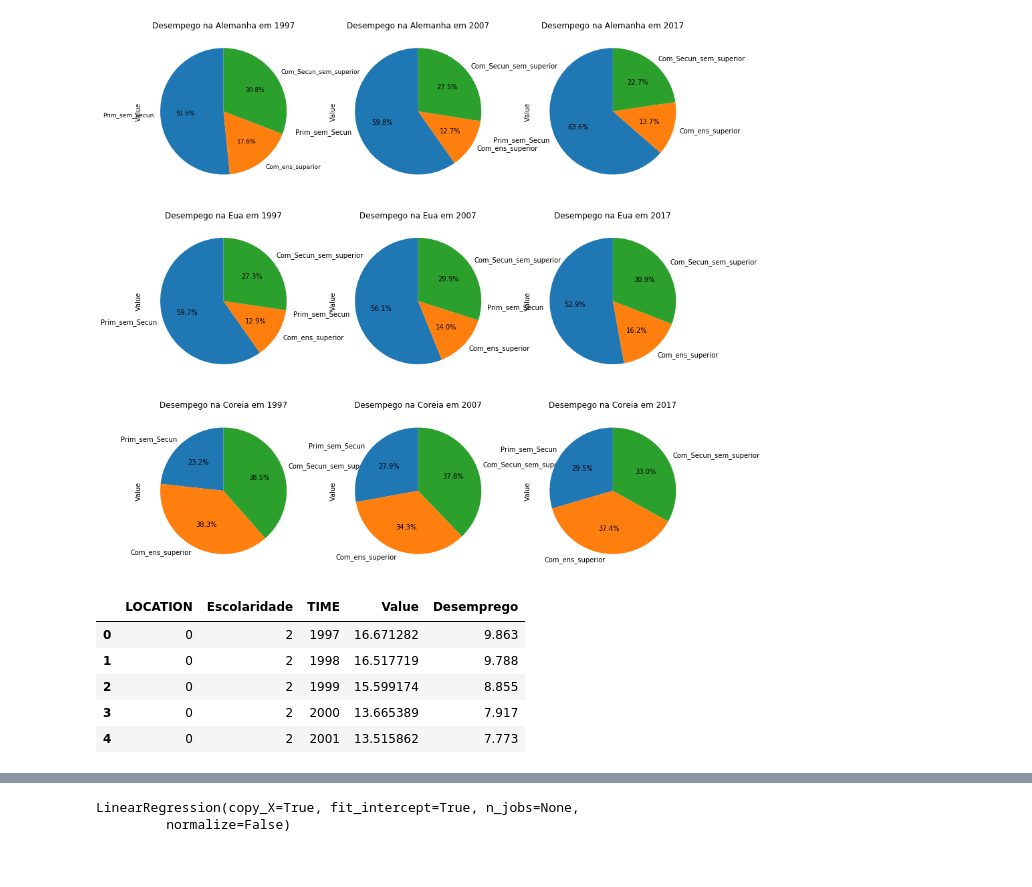
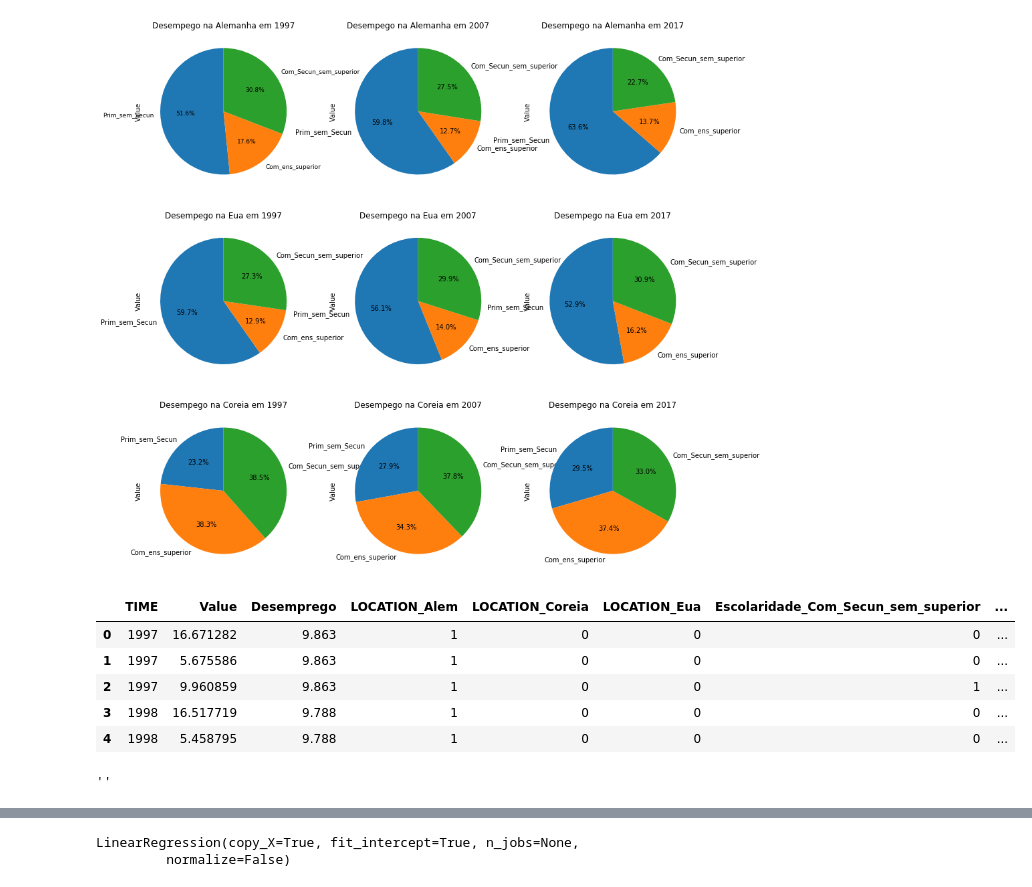
Before and after one commit to FernandoBichuette/Projeto_2_Cdados, a Jupyter notebook: Projeto 2.ipynb, the cells around one changed output, grey strips where cells are left out. Saved outputs shown, nothing was run; the diff lists cells and outputs as text; code cells hidden in the pictures.

```diff
--- a/Projeto 2.ipynb
+++ b/Projeto 2.ipynb
@@ -26,7 +26,7 @@ desemprego_por_escolaridade.head()
 | 3 | DEU | BUPPSRY | 2000 | 13.665389 |
 | 4 | DEU | BUPPSRY | 2001 | 13.515862 |
 # %%
-desemprego= pd.read_excel('desemprego_total1.xls')
+desemprego= pd.read_excel('desemprego_total.xls')
 desemprego.drop(['Indicator Name','Indicator Code','Country Name'], axis=1, inplace=True)
 desemprego.head()
 # %% [output]
@@ -150,3 +150,13 @@ Coreia2017.plot(kind='pie', y = 'Value', ax=ax9, autopct='%1.1f%%',
 plt.show()
 # %% [output]
 [figure]
+# %%
+dados = pd.get_dummies(dados, columns=['LOCATION','Escolaridade'])
+dados.head()
+# %% [output]
+|  | TIME | Value | Desemprego | LOCATION_Alem | LOCATION_Coreia | LOCATION_Eua | Escolaridade_Com_Secun_sem_superior | ... |
+| 0 | 1997 | 16.671282 | 9.863 | 1 | 0 | 0 | 0 | ... |
+| 1 | 1997 | 5.675586 | 9.863 | 1 | 0 | 0 | 0 | ... |
+| 2 | 1997 | 9.960859 | 9.863 | 1 | 0 | 0 | 1 | ... |
+| 3 | 1998 | 16.517719 | 9.788 | 1 | 0 | 0 | 0 | ... |
+| 4 | 1998 | 5.458795 | 9.788 | 1 | 0 | 0 | 0 | ... |
@@ -153,4 +169,5 @@ plt.show()
 # %%
+'''
 from sklearn import preprocessing
 def convert(dados):
     number = preprocessing.LabelEncoder()
@@ -160,21 +177,18 @@ def convert(dados):
     return dados
 
 
-base=convert(dados)
+#base=convert(dados)
 #x=base[['Value', 'Desemprego',"TIME"]]
 #y=base[['LOCATION','Escolaridade']]
 
-x= dados.iloc[:,2:5].values
+x=base.iloc[:,2:5].values
 y=base.iloc[:, 0:2].values
 
 base.head()
+'''
+''
 # %% [output]
-|  | LOCATION | Escolaridade | TIME | Value | Desemprego |
-| 0 | 0 | 2 | 1997 | 16.671282 | 9.863 |
-| 1 | 0 | 2 | 1998 | 16.517719 | 9.788 |
-| 2 | 0 | 2 | 1999 | 15.599174 | 8.855 |
-| 3 | 0 | 2 | 2000 | 13.665389 | 7.917 |
-| 4 | 0 | 2 | 2001 | 13.515862 | 7.773 |
+''
 # %%
 x_train,x_test,y_train,y_test=train_test_split(x,y,test_size=0.30, random_state=152)
 # %%
```
Also changed, not shown: parts of 10 cells of this notebook, 1 other file.
